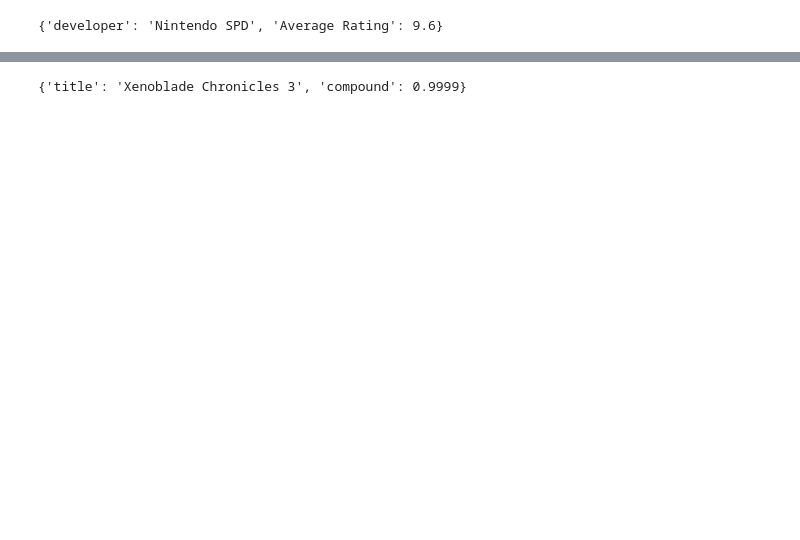
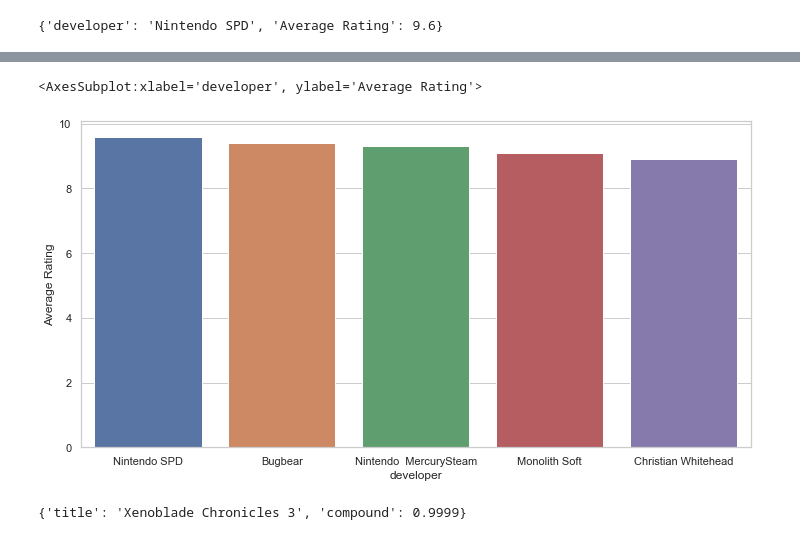
Before and after one commit to marcprz1992/Project-4-Ironhack, a Jupyter notebook: connecting_to_sql.ipynb, the cells around one changed output, grey strips where cells are left out. Saved outputs shown, nothing was run; the diff lists cells and outputs as text; code cells hidden in the pictures; blank space fills up the shorter version.

```diff
--- a/connecting_to_sql.ipynb
+++ b/connecting_to_sql.ipynb
@@ -6,3 +9,9 @@ import re
+# %%
+%matplotlib inline
+%config Inlinebackend.figure_format= 'retina'
+sns.set_context("poster")
+sns.set(rc={"figure.figsize": (12.,6.)})
+sns.set_style("whitegrid")
 # %%
 password = getpass("Insert your password here: ")
 # %% [output]
@@ -18,7 +27,7 @@ list(engine.execute("SELECT * FROM reviews"))[0]
 # %% [output]
 ('0f0191a3', 'The DioField Chronicle', 'https://www.nintendolife.com/reviews/nintendo-switch/the-diofield-chronicle', 'https://images.nintendolife.com/d9a6ef84ec8cf/250x183.jpg', 'Nintendo Switch', 'S ...
 # %%
-SELECT *
-FROM nintendo_switch_reviews.reviews
-WHERE rating > 7
-ORDER BY rating DESC;
+query = '''SELECT *
+    FROM reviews
+    WHERE rating > 7
+    ORDER BY rating DESC;'''
@@ -65,3 +103,17 @@ def get_average_by_developer ():
 get_average_by_developer ()[0]
 # %% [output]
 {'developer': 'Nintendo SPD', 'Average Rating': 9.6}
+# %%
+# QUERY 2: Average rating by developer when rating is bigger than 7 - PANDAS DATAFRAME
+def get_average_by_developer ():
+    query = f"""SELECT developer, ROUND(AVG(rating),1) as 'Average Rating'
+    FROM reviews
+    WHERE rating > 7
+    GROUP BY developer
+    ORDER BY ROUND(AVG(rating),1) DESC;"""
+    df = pd.read_sql_query(query, engine)
+    return df
+# %%
+df_q2 = get_average_by_developer ()
+df_to_plotq2 = df_q2[:5]
+df_to_plotq2
@@ -68,3 +127,8 @@ get_average_by_developer ()[0]
+# %%
+sns.barplot(data=df_to_plotq2, x="developer", y="Average Rating")
+# %% [output]
+<AxesSubplot:xlabel='developer', ylabel='Average Rating'>
+[figure, added]
 # %%
 # QUERY 3: all titles with compound bigger than 0.5
 def get_all_titles_bigger_compound():
```
Also changed, not shown: parts of 36 cells of this notebook, 11 other files.
